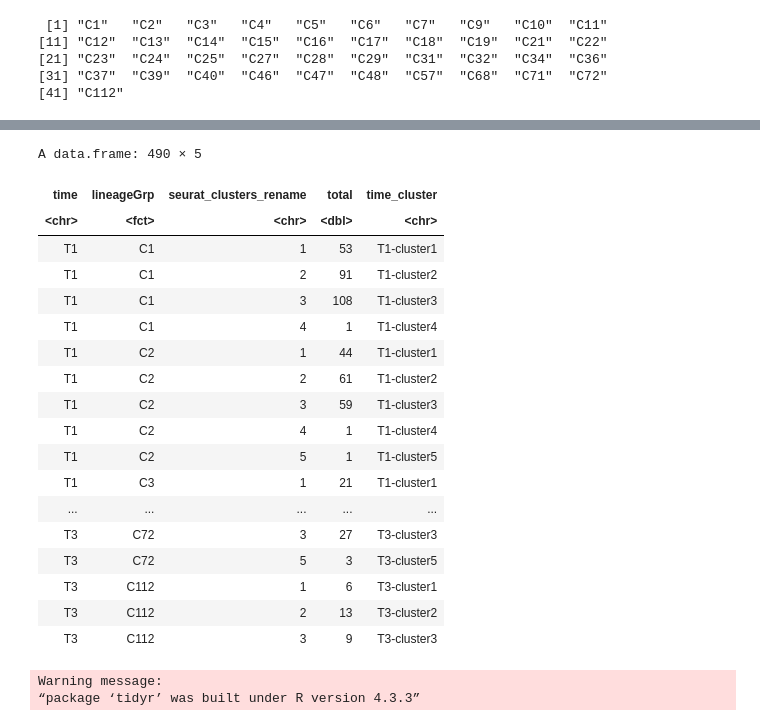
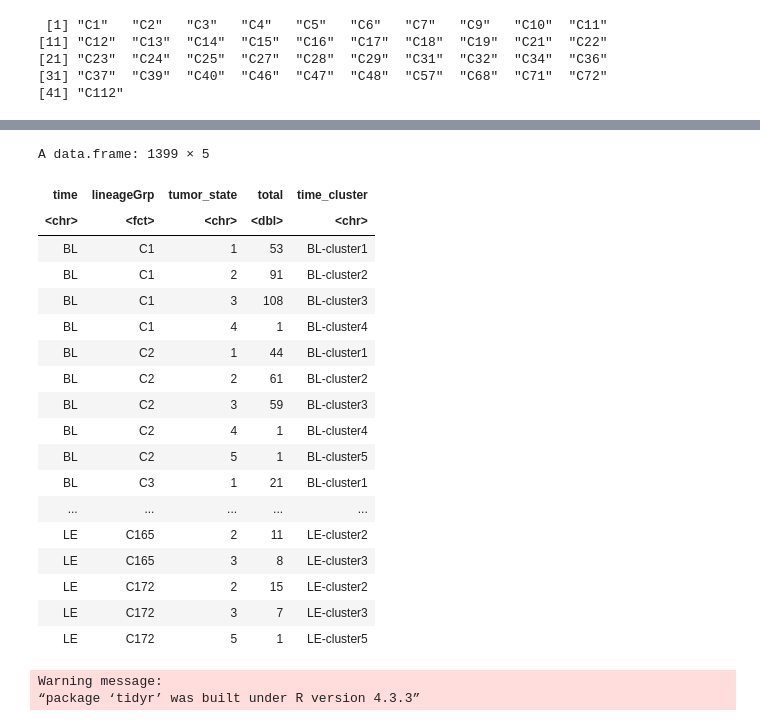
Before and after one commit to liangzhenhou/eTRACER, a Jupyter notebook: scRNA/Temporal_dynamics_of_cell_state_at_clone_level.ipynb, the cells around one changed output, grey strips where cells are left out. Saved outputs shown, nothing was run; the diff lists cells and outputs as text; code cells hidden in the pictures.

```diff
--- a/scRNA/Temporal_dynamics_of_cell_state_at_clone_level.ipynb
+++ b/scRNA/Temporal_dynamics_of_cell_state_at_clone_level.ipynb
@@ -269,7 +188,7 @@ A data.frame: 16673 × 27
 | T1_T1_a3030_TTTGTTGTCACATTGG-1 | T1_a3030 | 14414 | 3663 | 0.7215207 | 0 | 2 | ... |
 # %%
 metadata.time.cluster.count <- metadata %>%
-  group_by(time,lineageGrp, seurat_clusters_rename) %>%
+  group_by(time,lineageGrp, tumor_state) %>%
   summarize(total = sum(Num), .groups = 'drop') %>% as.data.frame
 metadata.time.cluster.count
 # %% [output]
@@ -295,5 +214,5 @@ A data.frame: 546 × 4
 # %%
-metadata.time.cluster.count$time_cluster <- paste0(metadata.time.cluster.count$time,'-cluster',metadata.time.cluster.count$seurat_clusters_rename)
+metadata.time.cluster.count$time_cluster <- paste0(metadata.time.cluster.count$time,'-cluster',metadata.time.cluster.count$tumor_state)
 metadata.time.cluster.count
 # %% [output]
 A data.frame: 546 × 5
@@ -367,3 +286,11 @@ png
+# %%
+library(dplyr)
+
+metadata <- read.csv('/syn1/liangzhen/jinhua_jilab_project/result/scRNA/cellranger/sc.metadata.BLEELE.csv',sep=',',header=T,row.names = 1)
+metadata$tumor_state <- as.character(metadata$tumor_state)
+metadata <- metadata[metadata$lineageGrp !='None',]
+metadata$lineageGrp <- factor(metadata$lineageGrp,levels = names(sort(table(metadata$lineageGrp),decreasing = T)))
+metadata
 # %%
 metadata
 # %% [output]
@@ -448,7 +375,7 @@ A data.frame: 53490 × 27
 | T3_T3_a3030_TTTGTTGTCGGTATGT-1 | T3_a3030_2_1 | 33977 | 6577 | 3.134473 | NA | 1 | ... |
 # %%
 metadata.time.cluster.count <- metadata %>%
-  group_by(time,lineageGrp, seurat_clusters_rename) %>%
+  group_by(time,lineageGrp, tumor_state) %>%
   summarize(total = sum(Num), .groups = 'drop') %>% as.data.frame
 metadata.time.cluster.count
 # %% [output]
@@ -474,26 +401,26 @@ A data.frame: 490 × 4
 # %%
-metadata.time.cluster.count$time_cluster <- paste0(metadata.time.cluster.count$time,'-cluster',metadata.time.cluster.count$seurat_clusters_rename)
+metadata.time.cluster.count$time_cluster <- paste0(metadata.time.cluster.count$time,'-cluster',metadata.time.cluster.count$tumor_state)
 metadata.time.cluster.count
 # %% [output]
-A data.frame: 490 × 5
+A data.frame: 1399 × 5
-| time | lineageGrp | seurat_clusters_rename | total | time_cluster |
+| time | lineageGrp | tumor_state | total | time_cluster |
 | <chr> | <fct> | <chr> | <dbl> | <chr> |
-| T1 | C1 | 1 | 53 | T1-cluster1 |
-| T1 | C1 | 2 | 91 | T1-cluster2 |
-| T1 | C1 | 3 | 108 | T1-cluster3 |
-| T1 | C1 | 4 | 1 | T1-cluster4 |
-| T1 | C2 | 1 | 44 | T1-cluster1 |
-| T1 | C2 | 2 | 61 | T1-cluster2 |
-| T1 | C2 | 3 | 59 | T1-cluster3 |
-| T1 | C2 | 4 | 1 | T1-cluster4 |
-| T1 | C2 | 5 | 1 | T1-cluster5 |
-| T1 | C3 | 1 | 21 | T1-cluster1 |
+| BL | C1 | 1 | 53 | BL-cluster1 |
+| BL | C1 | 2 | 91 | BL-cluster2 |
+| BL | C1 | 3 | 108 | BL-cluster3 |
+| BL | C1 | 4 | 1 | BL-cluster4 |
+| BL | C2 | 1 | 44 | BL-cluster1 |
+| BL | C2 | 2 | 61 | BL-cluster2 |
+| BL | C2 | 3 | 59 | BL-cluster3 |
+| BL | C2 | 4 | 1 | BL-cluster4 |
+| BL | C2 | 5 | 1 | BL-cluster5 |
+| BL | C3 | 1 | 21 | BL-cluster1 |
 | ... | ... | ... | ... | ... |
-| T3 | C72 | 3 | 27 | T3-cluster3 |
-| T3 | C72 | 5 | 3 | T3-cluster5 |
-| T3 | C112 | 1 | 6 | T3-cluster1 |
-| T3 | C112 | 2 | 13 | T3-cluster2 |
-| T3 | C112 | 3 | 9 | T3-cluster3 |
+| LE | C165 | 2 | 11 | LE-cluster2 |
+| LE | C165 | 3 | 8 | LE-cluster3 |
+| LE | C172 | 2 | 15 | LE-cluster2 |
+| LE | C172 | 3 | 7 | LE-cluster3 |
+| LE | C172 | 5 | 1 | LE-cluster5 |
 # %%
 library(tidyr)
 # %% [output]
```
Also changed, not shown: parts of 39 cells of this notebook.
